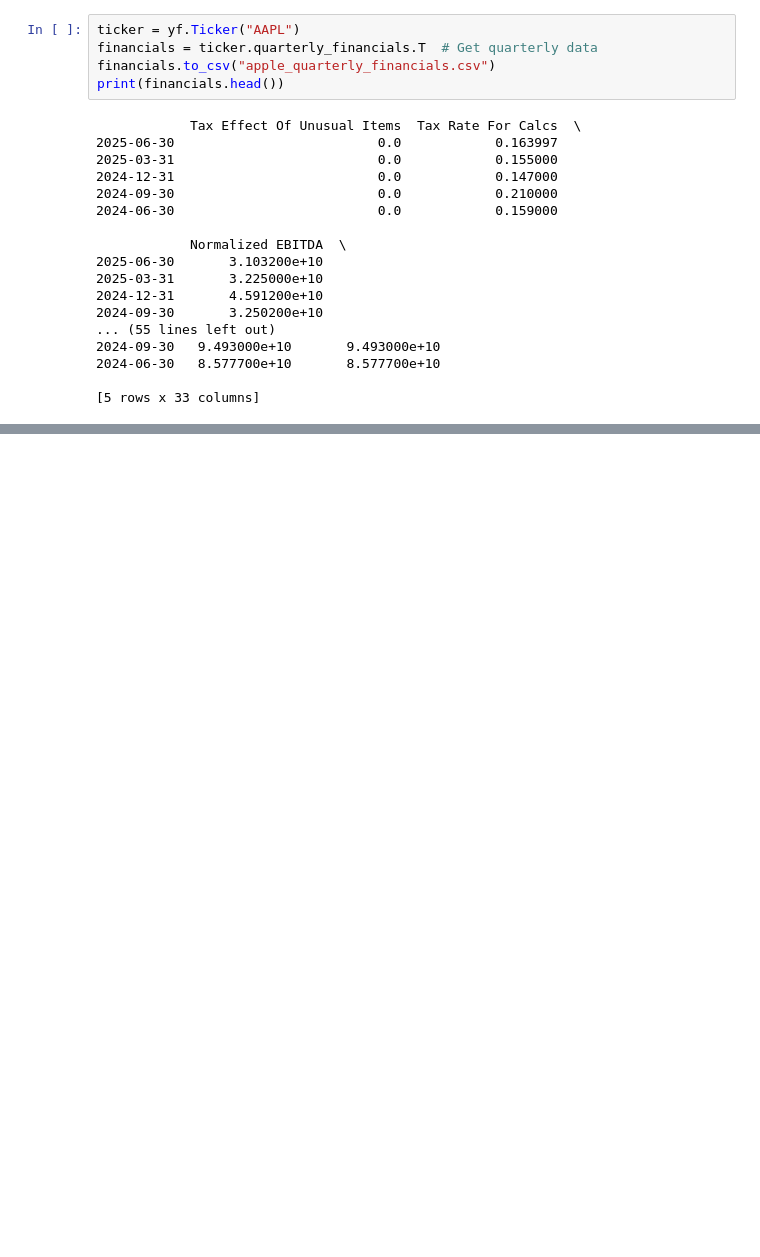
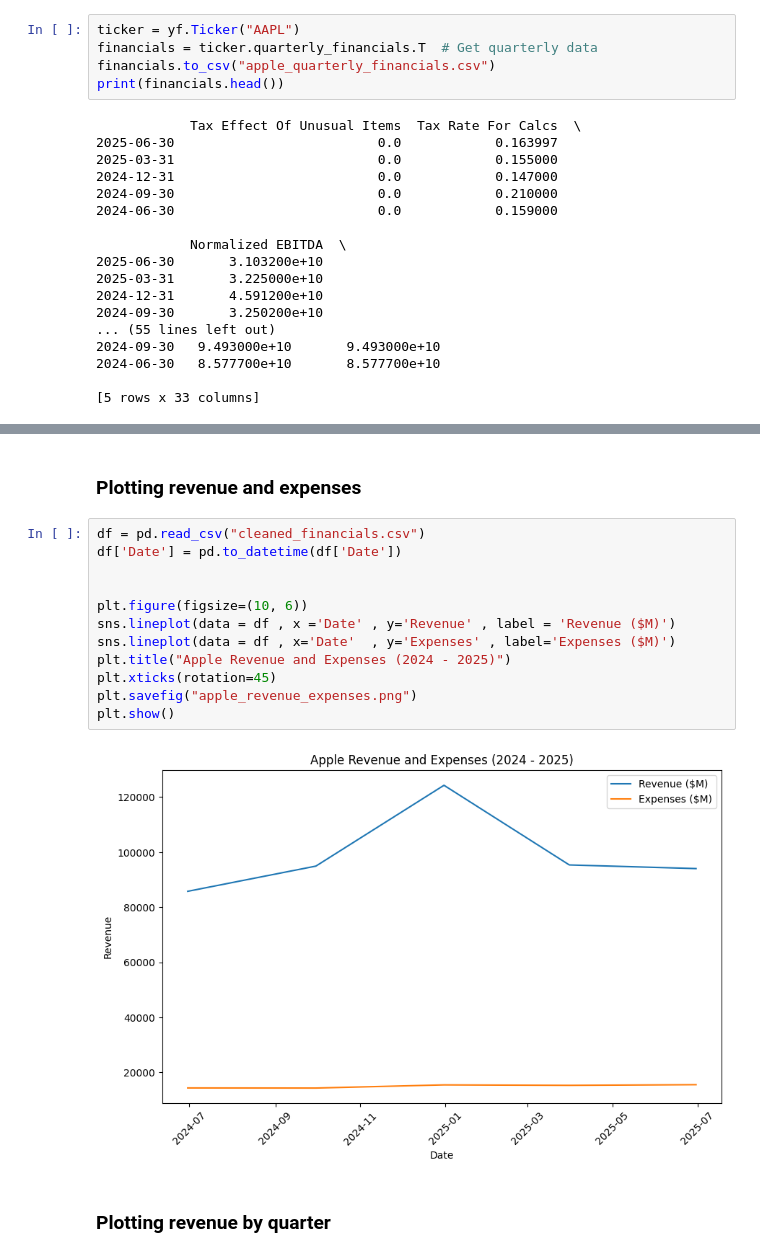
Before and after one commit to TA-ashrafi/Financial-Forecasting-for-Revenue-and-Expenses, a Jupyter notebook: main.ipynb, the cells around one changed output, grey strips where cells are left out. Cells and saved outputs as stored; diff of their text form; blank space fills up the shorter version.

Commit message:
Revenue and Expenses

```diff
--- a/main.ipynb
+++ b/main.ipynb
@@ -37,0 +83,18 @@ print(financials.head())
+# %% [markdown]
+### Plotting revenue and expenses
+# %%
+df = pd.read_csv("cleaned_financials.csv")
+df['Date'] = pd.to_datetime(df['Date'])
+
+
+plt.figure(figsize=(10, 6))
+sns.lineplot(data = df , x ='Date' , y='Revenue' , label = 'Revenue ($M)')
+sns.lineplot(data = df , x='Date'  , y='Expenses' , label='Expenses ($M)')
+plt.title("Apple Revenue and Expenses (2024 - 2025)")
+plt.xticks(rotation=45)
+plt.savefig("apple_revenue_expenses.png")
+plt.show()
+# %% [output]
+[figure, added]
+# %% [markdown]
+### Plotting revenue by quarter
```
Also changed, not shown: parts of 2 cells of this notebook, 2 other files.
